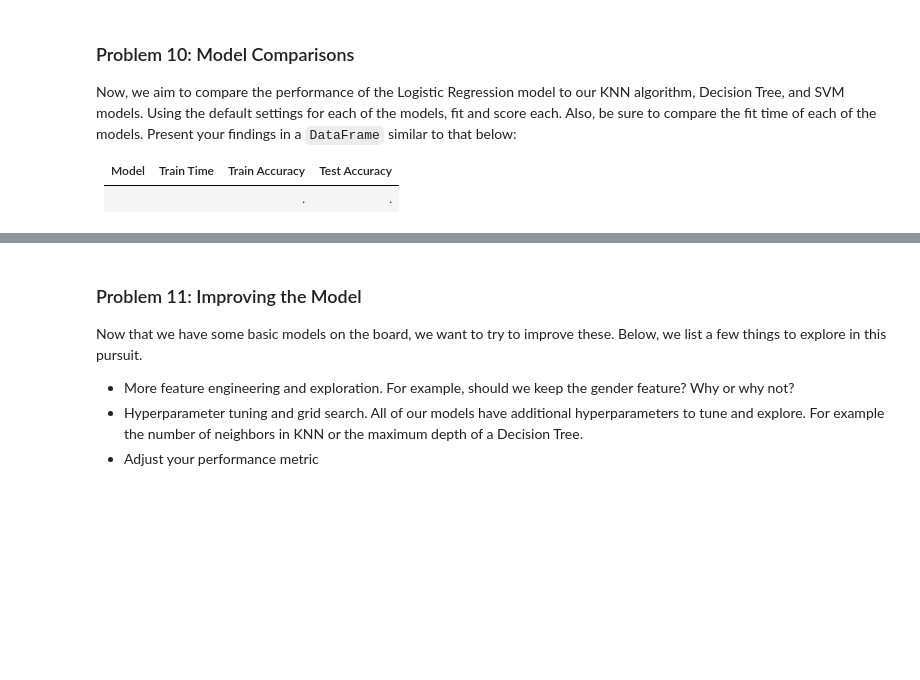
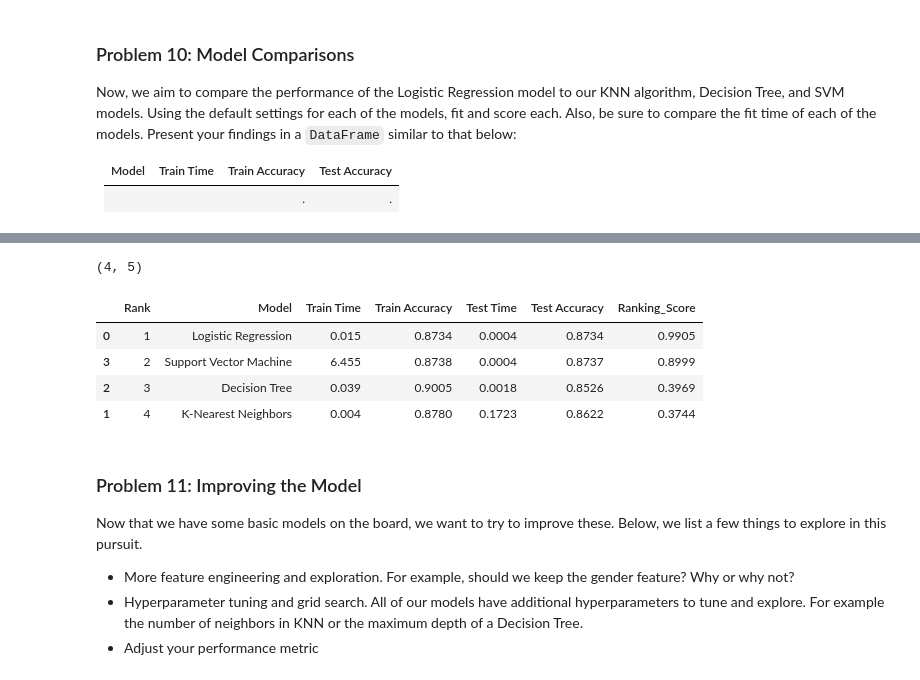
Before and after one commit to rbhat/module17_starter, a Jupyter notebook: prompt_III.ipynb, the cells around one changed output, grey strips where cells are left out. Drawn from its saved outputs; the diff is of its cells as text; code cells hidden in the pictures; blank space fills up the shorter version.

Commit message:
problem 10 done

```diff
--- a/prompt_III.ipynb
+++ b/prompt_III.ipynb
@@ -360,0 +519,17 @@ Now, we aim to compare the performance of the Logistic Regression model to our K
+# %%
+# Model Comparison Summary
+
+
+# Create a DataFrame to compare all models (with numeric values)
+from turtle import mode
+
+model_comparison = pd.DataFrame({
+    'Model': ['Logistic Regression', 'K-Nearest Neighbors', 'Decision Tree', 'Support Vector Machine'],
+    'Train Time': [train_time, knn_train_time, dt_train_time, svm_train_time],
+    'Train Accuracy': [train_accuracy, knn_train_accuracy, dt_train_accuracy, svm_train_accuracy],
+    'Test Time': [test_time, knn_test_time, dt_test_time, svm_test_time],
+    'Test Accuracy': [test_accuracy, knn_test_accuracy, dt_test_accuracy, svm_test_accuracy]
+})
+#| Model | Train Time | Train Accuracy | Test Accuracy |
+display_df = model_comparison.loc[:, ['Model', 'Train Time', 'Train Accuracy', 'Test Accuracy']].copy()
+display(display_df)
@@ -361,3 +542,63 @@ Now, we aim to compare the performance of the Logistic Regression model to our K
+# %%
+# Lets see if we can get a ranking done just to figure out what we could pick instead of just accuracy
+# Calculate ranking score based on: accuracy (most important), test time, train time
+# Normalize test accuracy (0-1 scale, higher is better)
+
+max_acc = model_comparison['Test Accuracy'].max()
+min_acc = model_comparison['Test Accuracy'].min()
+if max_acc != min_acc:
+    model_comparison['Accuracy_Score'] = (model_comparison['Test Accuracy'] - min_acc) / (max_acc - min_acc)
+else:
+    model_comparison['Accuracy_Score'] = 1.0
+
+# Normalize test time (0-1 scale, lower is better so we invert)
+max_test_time = model_comparison['Test Time'].max()
+min_test_time = model_comparison['Test Time'].min()
+if max_test_time != min_test_time:
+    model_comparison['Test_Time_Score'] = 1 - (model_comparison['Test Time'] - min_test_time) / (max_test_time - min_test_time)
+else:
+    model_comparison['Test_Time_Score'] = 1.0
+
+# Normalize training time (0-1 scale, lower is better so we invert)
+max_train_time = model_comparison['Train Time'].max()
+min_train_time = model_comparison['Train Time'].min()
+if max_train_time != min_train_time:
+    model_comparison['Train_Time_Score'] = 1 - (model_comparison['Train Time'] - min_train_time) / (max_train_time - min_train_time)
+else:
+    model_comparison['Train_Time_Score'] = 1.0
+
+# Calculate weighted ranking score (accuracy > test time > train time)
+accuracy_weight = 0.6
+test_time_weight = 0.3
+train_time_weight = 0.1
+model_comparison['Ranking_Score'] = (model_comparison['Accuracy_Score'] * accuracy_weight +
+                                     model_comparison['Test_Time_Score'] * test_time_weight +
+                                     model_comparison['Train_Time_Score'] * train_time_weight)
+
+# Sort by ranking score (descending)
+model_comparison = model_comparison.sort_values('Ranking_Score', ascending=False)
+model_comparison['Rank'] = range(1, len(model_comparison) + 1)
+
+# Format the DataFrame for better display
+model_comparison['Train Time'] = model_comparison['Train Time'].apply(lambda x: f"{x:.3f}")
+model_comparison['Train Accuracy'] = model_comparison['Train Accuracy'].apply(lambda x: f"{x:.4f}")
+model_comparison['Test Time'] = model_comparison['Test Time'].apply(lambda x: f"{x:.4f}")
+model_comparison['Test Accuracy'] = model_comparison['Test Accuracy'].apply(lambda x: f"{x:.4f}")
+model_comparison['Ranking_Score'] = model_comparison['Ranking_Score'].apply(lambda x: f"{x:.4f}")
+
+# Select columns to display
+display_cols = ['Rank', 'Model', 'Train Time', 'Train Accuracy', 'Test Time', 'Test Accuracy', 'Ranking_Score']
+display_df = model_comparison[display_cols]
+
+# Also display as a formatted table
+display(display_df)
+# %% [output]
+(4, 5)
+|  | Rank | Model | Train Time | Train Accuracy | Test Time | Test Accuracy | Ranking_Score |
+| 0 | 1 | Logistic Regression | 0.015 | 0.8734 | 0.0004 | 0.8734 | 0.9905 |
+| 3 | 2 | Support Vector Machine | 6.455 | 0.8738 | 0.0004 | 0.8737 | 0.8999 |
+| 2 | 3 | Decision Tree | 0.039 | 0.9005 | 0.0018 | 0.8526 | 0.3969 |
+| 1 | 4 | K-Nearest Neighbors | 0.004 | 0.8780 | 0.1723 | 0.8622 | 0.3744 |
 # %% [markdown]
 ### Problem 11: Improving the Model
 
```
Also changed, not shown: parts of 11 cells of this notebook.
